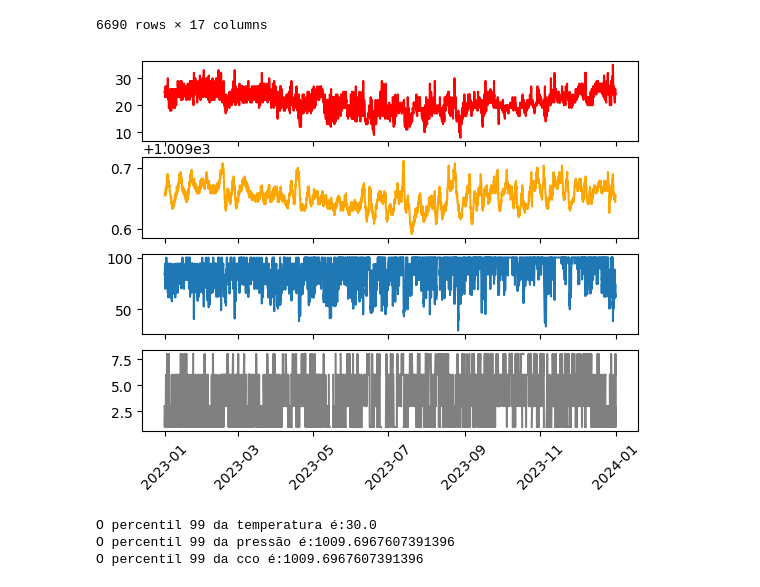
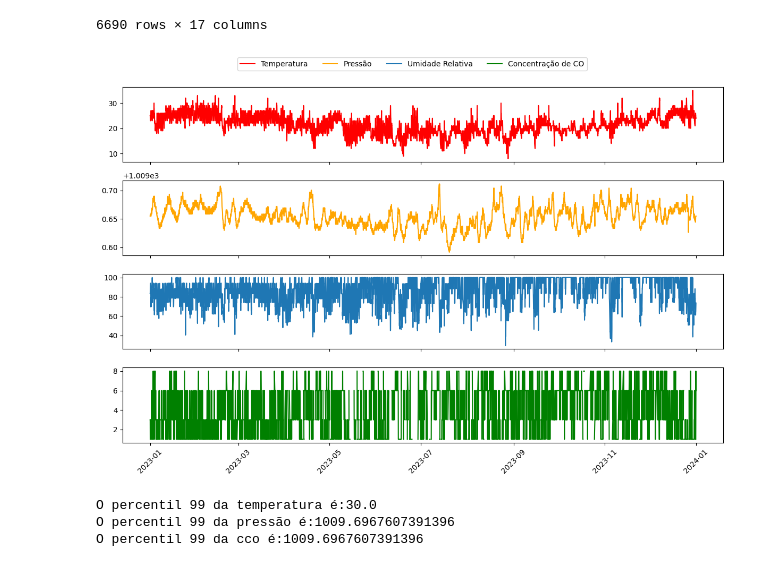
Before and after one commit to douglassilveirac/ENS5173_202401, a Jupyter notebook: pyEnv/Scripts/Atv02.ipynb, the cells around one changed output. Saved outputs shown, nothing was run; the diff lists cells and outputs as text; code cells hidden in the pictures.

```diff
--- a/pyEnv/Scripts/Atv02.ipynb
+++ b/pyEnv/Scripts/Atv02.ipynb
@@ -91,17 +91,26 @@ Name: datetime, Length: 6690, dtype: datetime64[ns]
 | 2023-12-31 23:00:00 | 31 | 12 | 2023 | 23 | NaN | 80.0 | 5.144440 | 1524.00 | 6.0 | 6.0 | 1009.654835 | ... |
 6690 rows × 17 columns
 # %%
-# Analisando os dados através de figuras
 import matplotlib.pyplot as plt
 
-fig,ax = plt.subplots(4,sharex=True)
-ax[0].plot(metSuperficie['datetime'],metSuperficie['temp'],color='red')
-ax[1].plot(metSuperficie['datetime'],metSuperficie['p'],color='orange')
-ax[2].plot(metSuperficie['datetime'],metSuperficie['relh'])
-ax[3].plot(metSuperficie['datetime'],metSuperficie['cco'],color='gray')
+# Ajuste do tamanho da figura, aumentando a largura (figsize=(largura, altura))
+fig, ax = plt.subplots(4, sharex=True, figsize=(12, 8))
+
+ax[0].plot(metSuperficie['datetime'], metSuperficie['temp'], color='red', label='Temperatura')
+ax[1].plot(metSuperficie['datetime'], metSuperficie['p'], color='orange', label='Pressão')
+ax[2].plot(metSuperficie['datetime'], metSuperficie['relh'], label='Umidade Relativa')
+ax[3].plot(metSuperficie['datetime'], metSuperficie['cco'], color='green', label='Concentração de CO')
 ax[3].tick_params(axis='x', rotation=45)
+
+# Ajuste do layout para dar espaço para a legenda no topo
+fig.tight_layout(rect=[0, 0, 1, 0.95])
+
+# Adiciona a legenda na parte de cima fora da área do gráfico
+fig.legend(loc='upper center', bbox_to_anchor=(0.5, 1.01), ncol=4)
+
+plt.show()
 # %% [output]
-[figure, old version]
+[figure, new version]
 # %%
 # Fazendo boxplot das variáveis
 fig,ax = plt.subplots(1,4,sharex=True)
```
Also changed, not shown: parts of 1 cell of this notebook.
